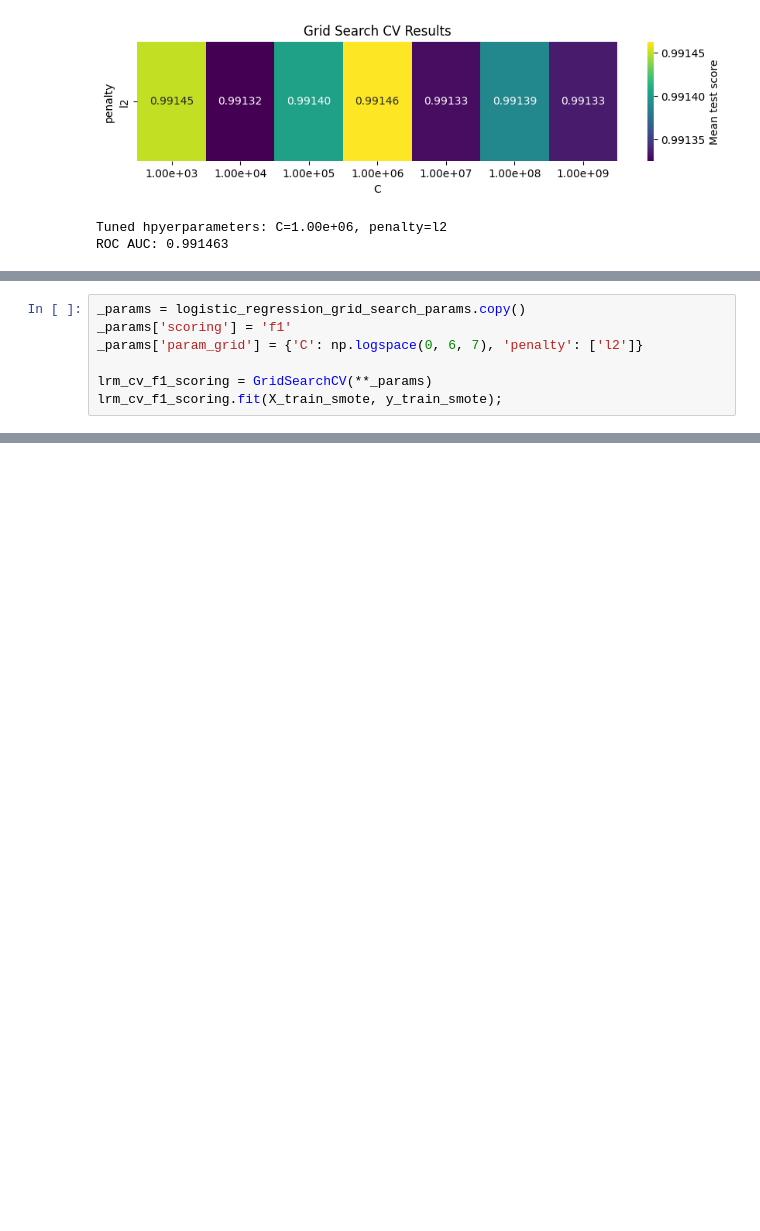
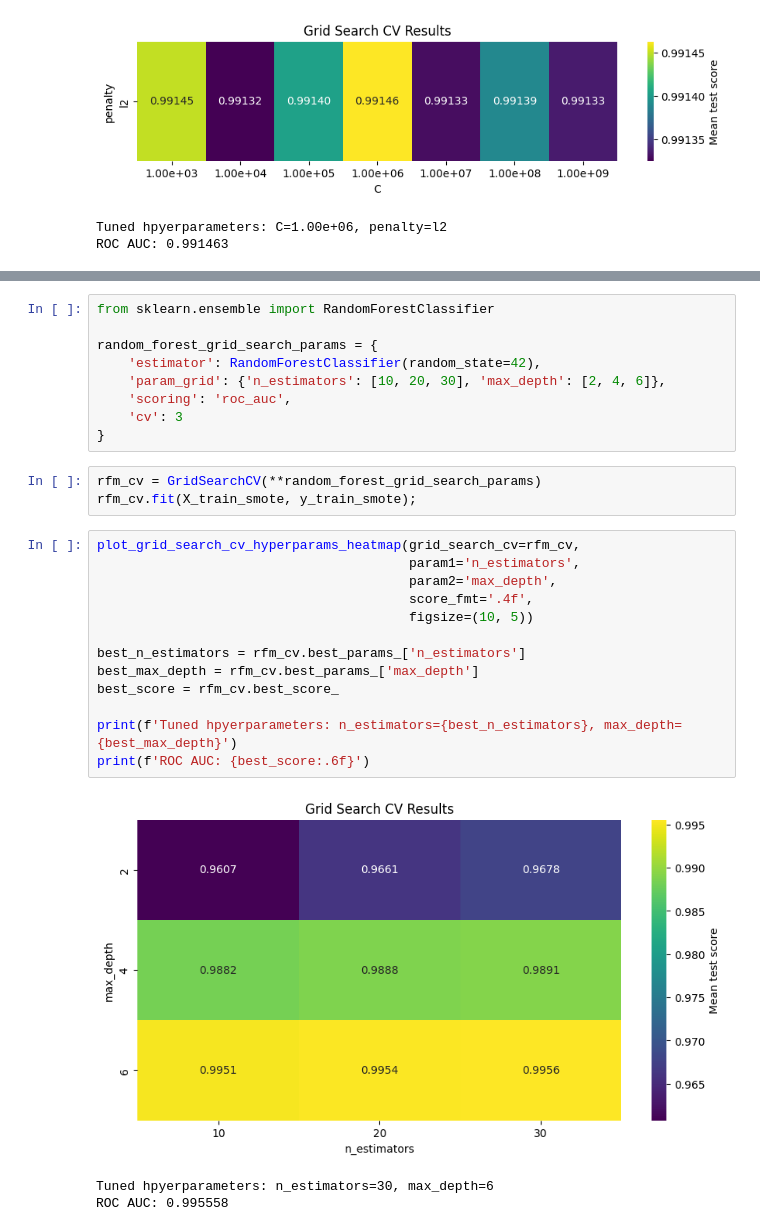
Before and after one commit to k-kalita/credit-card-fraud-detection, a Jupyter notebook: credit_card_fraud_detection.ipynb, the cells around one changed output, grey strips where cells are left out. Drawn from its saved outputs; the diff is of its cells as text; blank space fills up the shorter version.

```diff
--- a/credit_card_fraud_detection.ipynb
+++ b/credit_card_fraud_detection.ipynb
@@ -272,7 +303,0 @@ F1: 0.107399
-# %%
-_params = logistic_regression_grid_search_params.copy()
-_params['scoring'] = 'f1'
-_params['param_grid'] = {'C': np.logspace(0, 6, 7), 'penalty': ['l2']}
-
-lrm_cv_f1_scoring = GridSearchCV(**_params)
-lrm_cv_f1_scoring.fit(X_train_smote, y_train_smote);
@@ -278,0 +322,29 @@ lrm_cv_f1_scoring.fit(X_train_smote, y_train_smote);
+# %%
+from sklearn.ensemble import RandomForestClassifier
+
+random_forest_grid_search_params = {
+    'estimator': RandomForestClassifier(random_state=42),
+    'param_grid': {'n_estimators': [10, 20, 30], 'max_depth': [2, 4, 6]},
+    'scoring': 'roc_auc',
+    'cv': 3
+}
+# %%
+rfm_cv = GridSearchCV(**random_forest_grid_search_params)
+rfm_cv.fit(X_train_smote, y_train_smote);
+# %%
+plot_grid_search_cv_hyperparams_heatmap(grid_search_cv=rfm_cv,
+                                        param1='n_estimators',
+                                        param2='max_depth',
+                                        score_fmt='.4f',
+                                        figsize=(10, 5))
+
+best_n_estimators = rfm_cv.best_params_['n_estimators']
+best_max_depth = rfm_cv.best_params_['max_depth']
+best_score = rfm_cv.best_score_
+
+print(f'Tuned hpyerparameters: n_estimators={best_n_estimators}, max_depth={best_max_depth}')
+print(f'ROC AUC: {best_score:.6f}')
+# %% [output]
+[figure, added]
+Tuned hpyerparameters: n_estimators=30, max_depth=6
+ROC AUC: 0.995558
```
Also changed, not shown: parts of 45 cells of this notebook, 2 other files.
